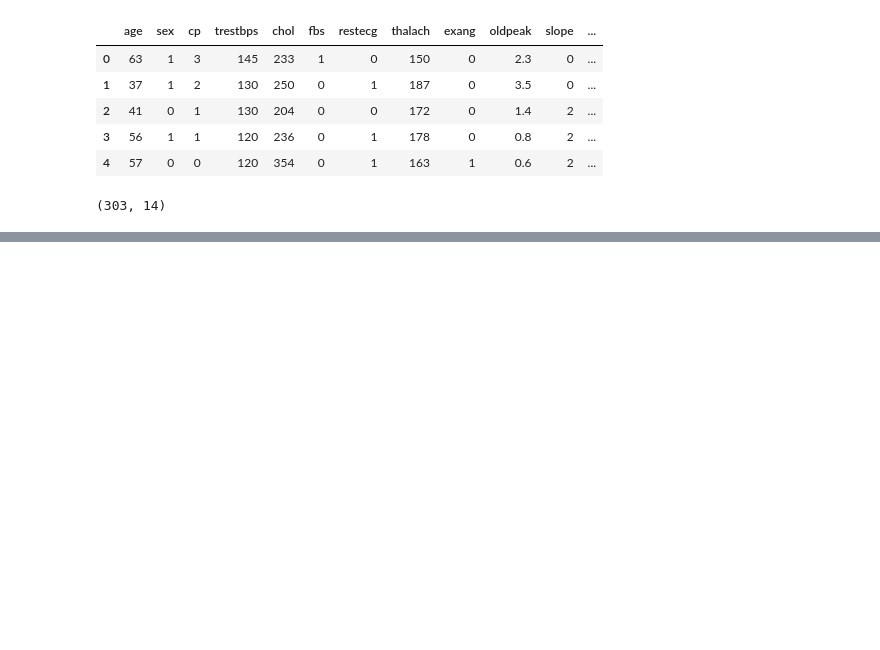
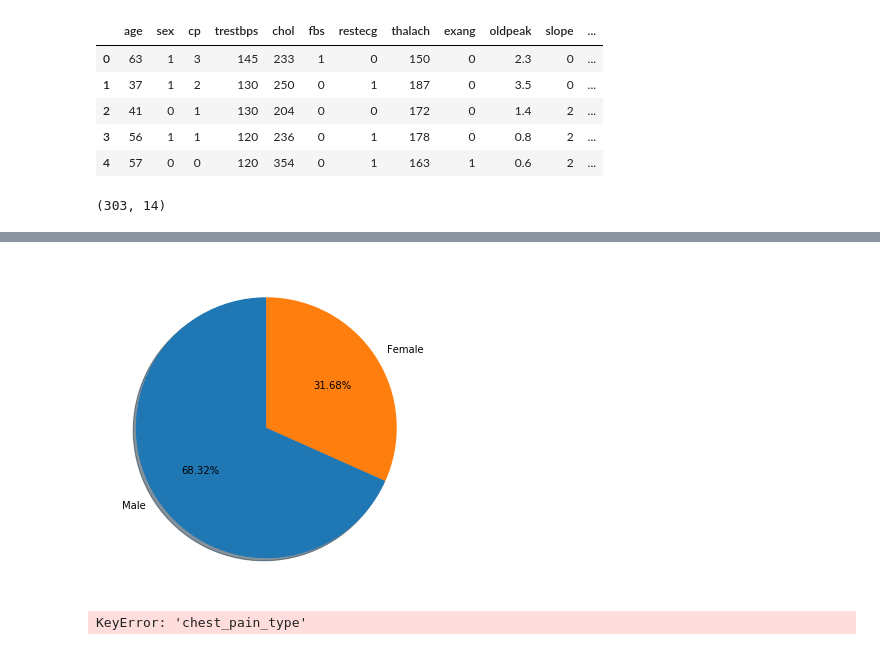
Before and after one commit to jahidkhandaker/HeartDiseasePrediction, a Jupyter notebook: ShakilAhmed/Heart_Disease_Prediction.ipynb, the cells around one changed output, grey strips where cells are left out. Cells and saved outputs as stored; diff of their text form; code cells hidden in the pictures; blank space fills up the shorter version.

```diff
--- a/ShakilAhmed/Heart_Disease_Prediction.ipynb
+++ b/ShakilAhmed/Heart_Disease_Prediction.ipynb
@@ -24,0 +157,15 @@ heart.shape
+# %%
+# Male vs Female data
+male = len(heart[heart.sex == 1])
+female = len(heart[heart.sex == 0])
+plt.pie(x=[male, female], explode=(0, 0), labels=['Male', 'Female'], autopct='%1.2f%%', shadow=True, startangle=90)
+plt.show()
+# %% [output]
+[figure, added]
+# %%
+# Chest Pain Type
+x = [len(heart[heart['chest_pain_type'] == 0]),len(heart[heart['chest_pain_type'] == 1]), len(heart[heart['chest_pain_type'] == 2]), len(heart[heart['chest_pain_type'] == 3])]
+heart.pie(x, heart=heart, labels=['chest_pain_type(1) typical angina', 'chest_pain_type(2) atypical angina', 'chest_pain_type(3) non-anginal pain', 'chest_pain_type(4) asymptomatic'], autopct='%1.2f%%', shadow=True,startangle=90)
+heart.show()
+# %% [output]
+KeyError: 'chest_pain_type'
```
Also changed, not shown: parts of 13 cells of this notebook.
